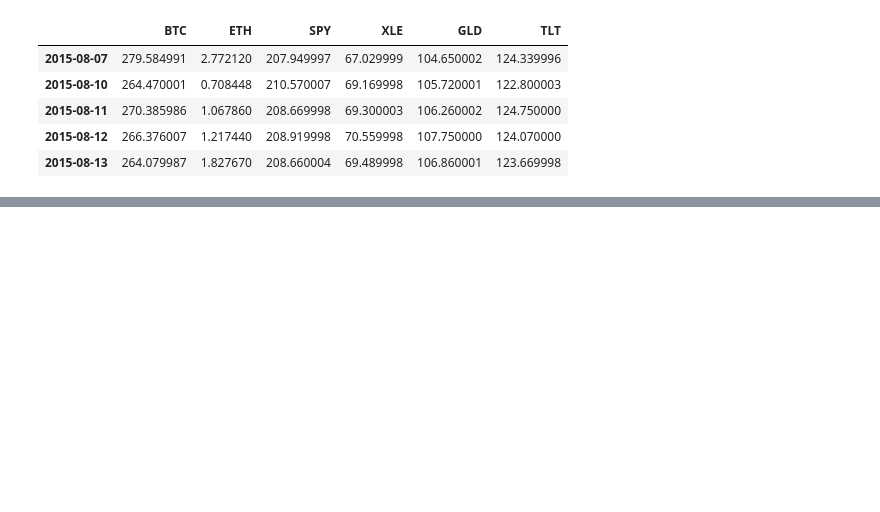
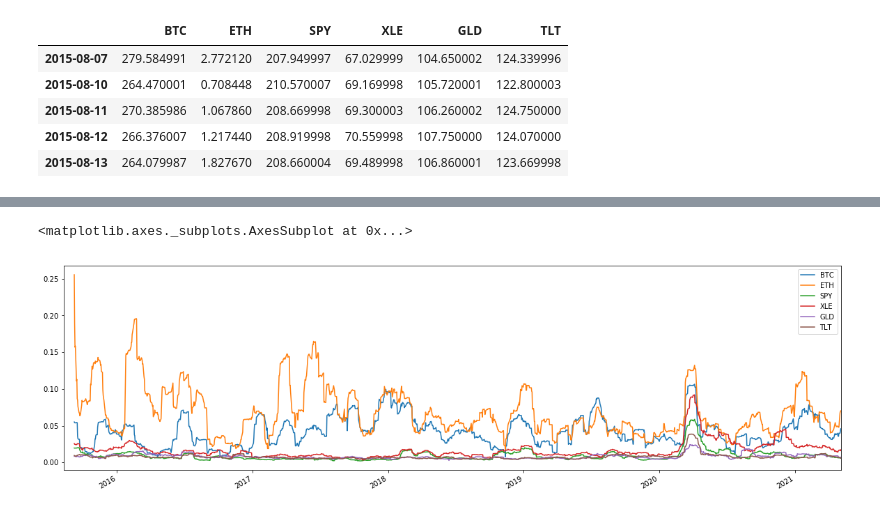
Before and after one commit to Lucas-Shaiman/project_alpha, a Jupyter notebook: etf_data_2.ipynb, the cells around one changed output, grey strips where cells are left out. Saved outputs shown, nothing was run; the diff lists cells and outputs as text; code cells hidden in the pictures; blank space fills up the shorter version.

```diff
--- a/etf_data_2.ipynb
+++ b/etf_data_2.ipynb
@@ -107,0 +144,8 @@ combined_df.head()
+# %%
+# Calculate the rolling standard deviation for all portfolios using a 21-day window
+roll = portfolio_returns.rolling(window=21).std()
+# Plot the rolling standard deviation
+portfolio_returns.rolling(window=21).std().plot(figsize=(20,6))
+# %% [output]
+<matplotlib.axes._subplots.AxesSubplot at 0x...>
+[figure, added]
```
Also changed, not shown: parts of 26 cells of this notebook, 1 other file.
